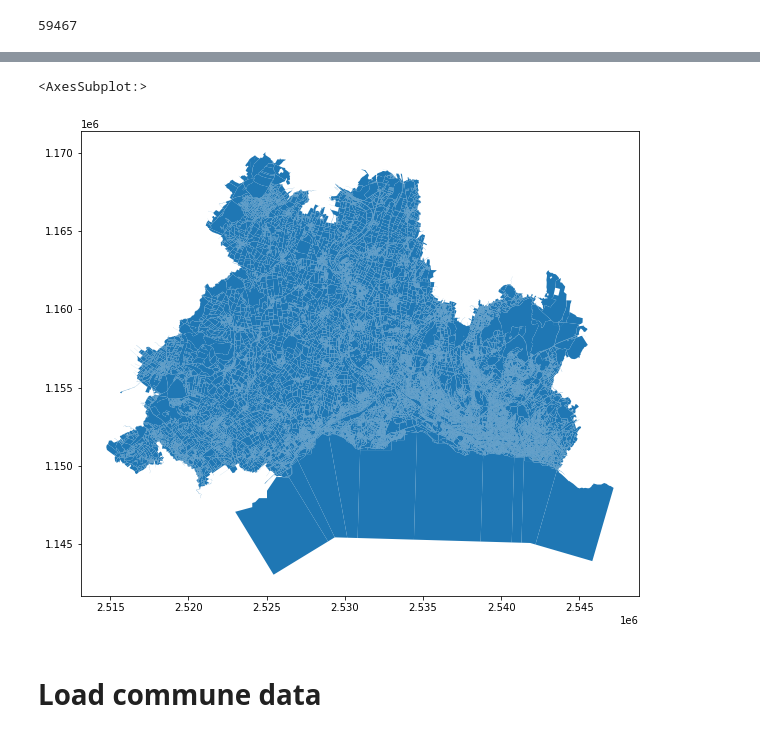
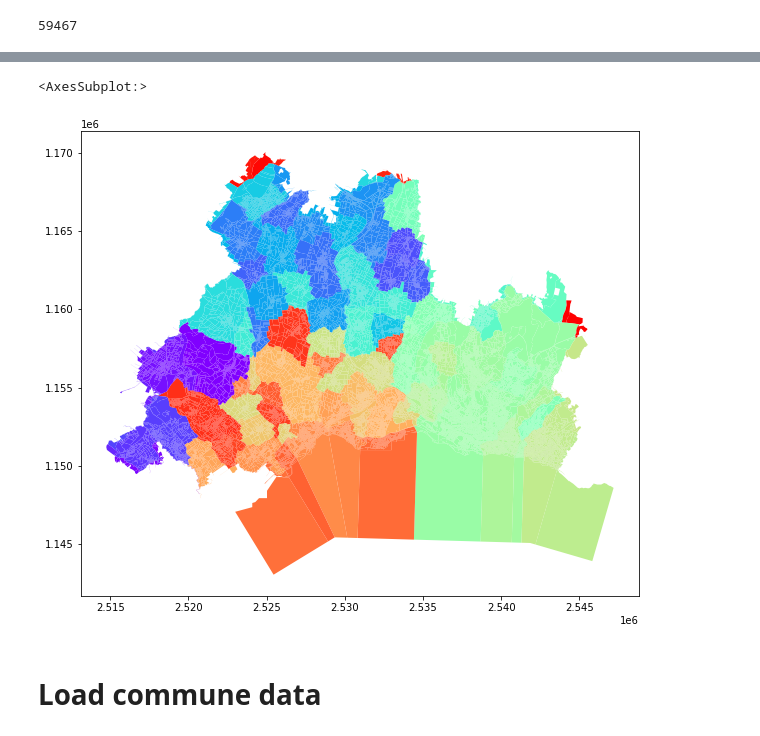
Before and after one commit to gowitz/goulet, a Jupyter notebook: notebook/goulet.ipynb, the cells around one changed output, grey strips where cells are left out. Cells and saved outputs as stored; diff of their text form; code cells hidden in the pictures.

```diff
--- a/notebook/goulet.ipynb
+++ b/notebook/goulet.ipynb
@@ -30,6 +30,7 @@ parcelles_MOVD = gpd.read_file(file_MOVD)
 ## Merge parcelles dataframe ##
 # %%
 parcelles = pd.concat([parcelles_NPCS, parcelles_MOVD])
+parcelles.reset_index(drop=True, inplace=True)
 # %% [markdown]
 ## Add column for  'no_com_can' ##
 # %%
@@ -49,10 +50,10 @@ parcelles.head(3)
 | 1 | 391 | 188000391 | oui | 0 | CH155083924553 | 4667892 | 708.502347 | complet | VD0188000000 | ... |
 | 2 | DP 1082 | 188101082 | oui | 0 | CH733679579889 | 4668475 | 120.546197 | complet | VD0188000000 | ... |
 # %%
-parcelles.plot(figsize=(10,10))
+parcelles.plot('IDENTDN', figsize=(10,10), cmap='rainbow')
 # %% [output]
 <AxesSubplot:>
-[figure, old version]
+[figure, new version]
 # %% [markdown]
 # Load commune data #
 # %%
```
Also changed, not shown: parts of 18 cells of this notebook.
